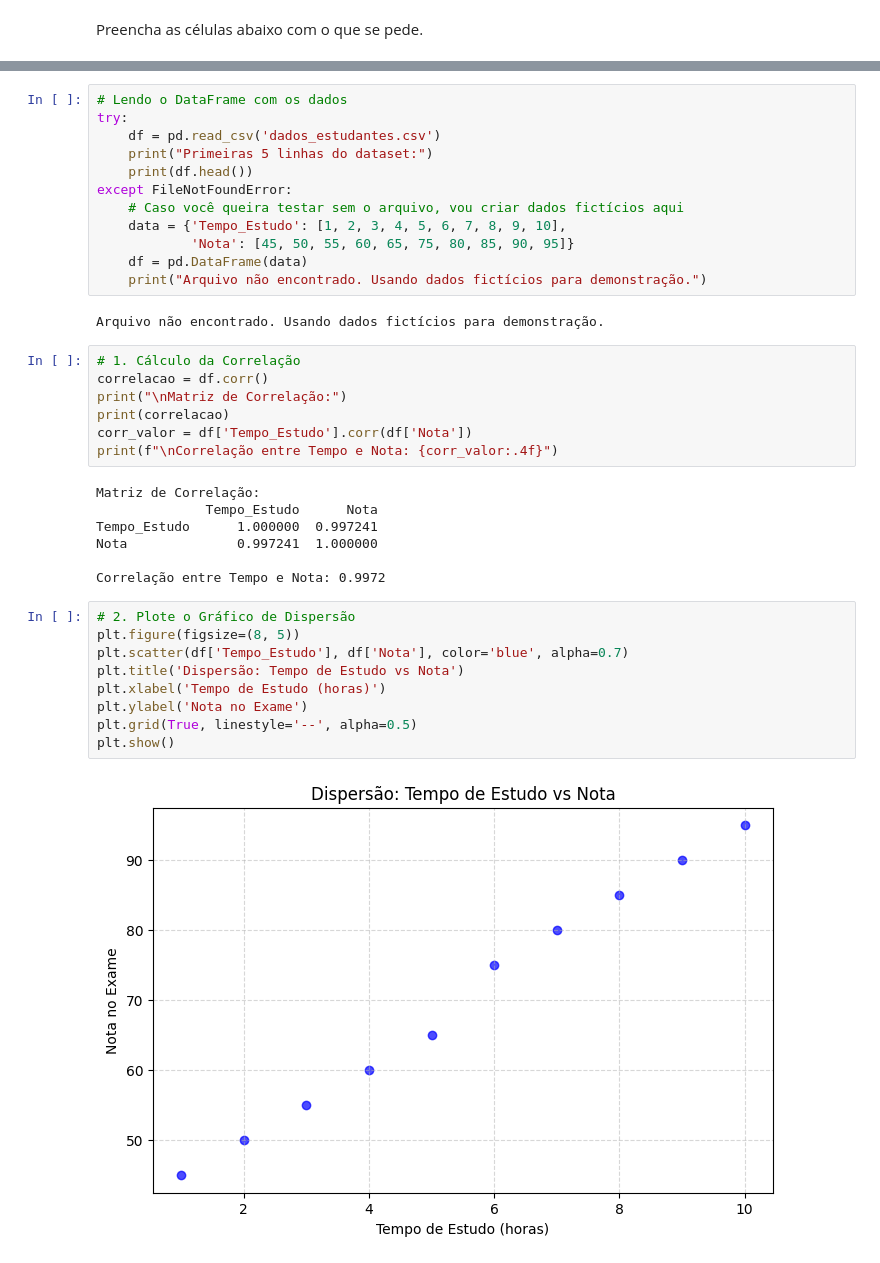
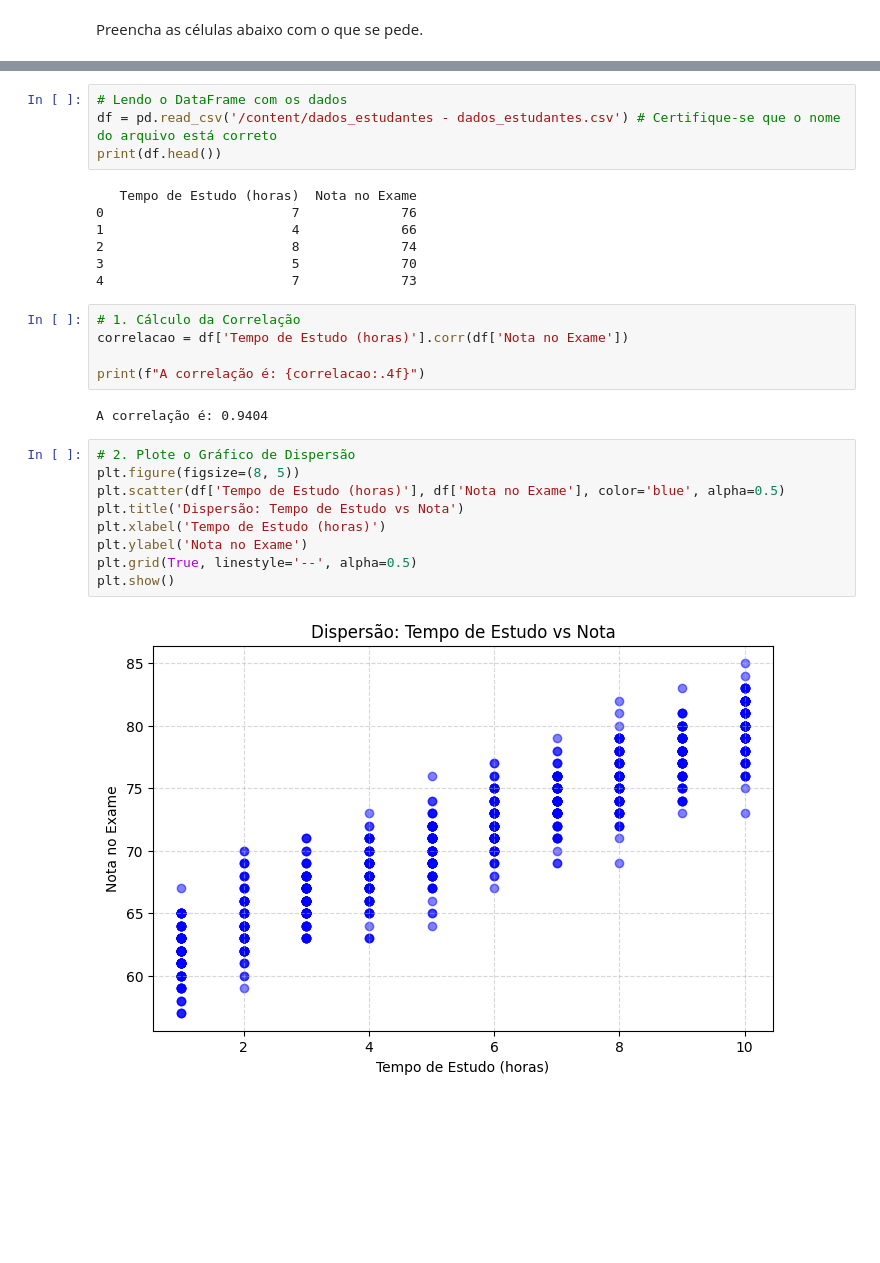
Before and after one commit to gabrielgomes14/POOII, a Jupyter notebook: Correlacao_Regressao_Atividade_Pratica.ipynb, the cells around one changed output, grey strips where cells are left out. Saved outputs shown, nothing was run; the diff lists cells and outputs as text; blank space fills up the shorter version.

```diff
--- a/Correlacao_Regressao_Atividade_Pratica.ipynb
+++ b/Correlacao_Regressao_Atividade_Pratica.ipynb
@@ -24,41 +22,31 @@ import numpy as np
-# %%
-# Lendo o DataFrame com os dados
-try:
-    df = pd.read_csv('dados_estudantes.csv')
-    print("Primeiras 5 linhas do dataset:")
-    print(df.head())
-except FileNotFoundError:
-    # Caso você queira testar sem o arquivo, vou criar dados fictícios aqui
-    data = {'Tempo_Estudo': [1, 2, 3, 4, 5, 6, 7, 8, 9, 10],
-            'Nota': [45, 50, 55, 60, 65, 75, 80, 85, 90, 95]}
-    df = pd.DataFrame(data)
-    print("Arquivo não encontrado. Usando dados fictícios para demonstração.")
-# %% [output]
-Arquivo não encontrado. Usando dados fictícios para demonstração.
+# %%
+# Lendo o DataFrame com os dados
+df = pd.read_csv('/content/dados_estudantes - dados_estudantes.csv') # Certifique-se que o nome do arquivo está correto
+print(df.head())
+# %% [output]
+   Tempo de Estudo (horas)  Nota no Exame
+0                        7             76
+1                        4             66
+2                        8             74
+3                        5             70
+4                        7             73
 # %%
 # 1. Cálculo da Correlação
-correlacao = df.corr()
-print("\nMatriz de Correlação:")
-print(correlacao)
-corr_valor = df['Tempo_Estudo'].corr(df['Nota'])
-print(f"\nCorrelação entre Tempo e Nota: {corr_valor:.4f}")
+correlacao = df['Tempo de Estudo (horas)'].corr(df['Nota no Exame'])
+
+print(f"A correlação é: {correlacao:.4f}")
 # %% [output]
-Matriz de Correlação:
-              Tempo_Estudo      Nota
-Tempo_Estudo      1.000000  0.997241
-Nota              0.997241  1.000000
-
-Correlação entre Tempo e Nota: 0.9972
+A correlação é: 0.9404
 # %%
 # 2. Plote o Gráfico de Dispersão
 plt.figure(figsize=(8, 5))
-plt.scatter(df['Tempo_Estudo'], df['Nota'], color='blue', alpha=0.7)
+plt.scatter(df['Tempo de Estudo (horas)'], df['Nota no Exame'], color='blue', alpha=0.5)
 plt.title('Dispersão: Tempo de Estudo vs Nota')
 plt.xlabel('Tempo de Estudo (horas)')
 plt.ylabel('Nota no Exame')
 plt.grid(True, linestyle='--', alpha=0.5)
 plt.show()
 # %% [output]
-[figure, old version]
+[figure, new version]
 # %%
 # 3. Calcule a Regressão Linear usando scikit-learn
```
Also changed, not shown: parts of 4 cells of this notebook.
